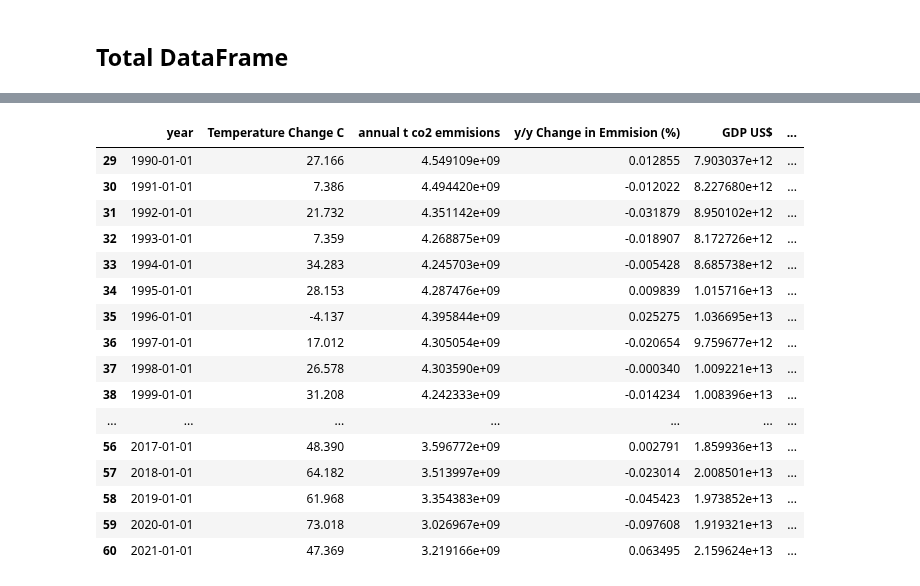
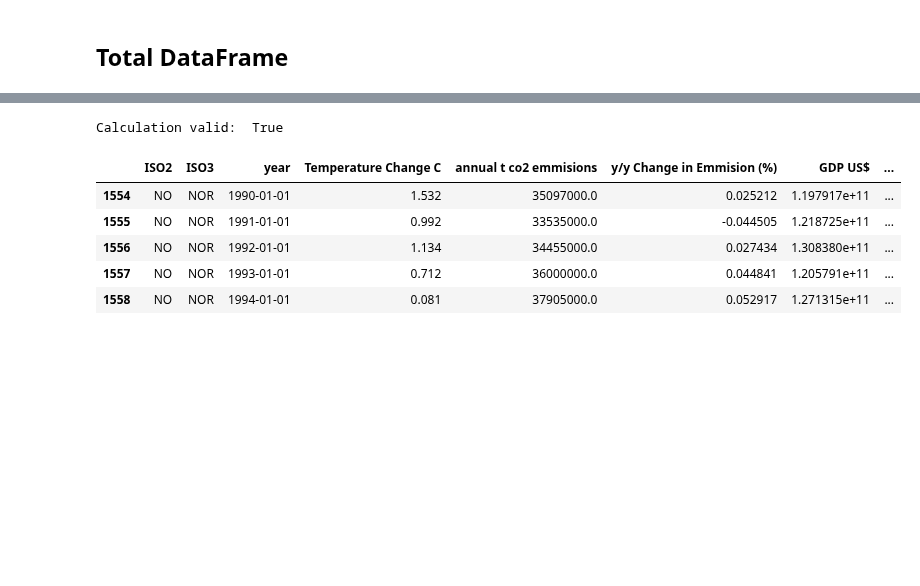
Before and after one commit to TrulsST/VisualAnalytics, a Jupyter notebook: Data_processing.ipynb, the cells around one changed output, grey strips where cells are left out. Saved outputs shown, nothing was run; the diff lists cells and outputs as text; code cells hidden in the pictures; blank space fills up the shorter version.

```diff
--- a/Data_processing.ipynb
+++ b/Data_processing.ipynb
@@ -605,25 +423,32 @@ Calculation valid:  True
-# %%
-first_value = df_total['annual t co2 emmisions'].tolist()[0]
-df_total['emission change since 1990'] = (df_total['annual t co2 emmisions'] - first_value)/first_value
-df_total
-# %% [output]
-|  | year | Temperature Change C | annual t co2 emmisions | y/y Change in Emmision (%) | GDP US$ | ... |
-| 29 | 1990-01-01 | 27.166 | 4.549109e+09 | 0.012855 | 7.903037e+12 | ... |
-| 30 | 1991-01-01 | 7.386 | 4.494420e+09 | -0.012022 | 8.227680e+12 | ... |
-| 31 | 1992-01-01 | 21.732 | 4.351142e+09 | -0.031879 | 8.950102e+12 | ... |
-| 32 | 1993-01-01 | 7.359 | 4.268875e+09 | -0.018907 | 8.172726e+12 | ... |
-| 33 | 1994-01-01 | 34.283 | 4.245703e+09 | -0.005428 | 8.685738e+12 | ... |
-| 34 | 1995-01-01 | 28.153 | 4.287476e+09 | 0.009839 | 1.015716e+13 | ... |
-| 35 | 1996-01-01 | -4.137 | 4.395844e+09 | 0.025275 | 1.036695e+13 | ... |
-| 36 | 1997-01-01 | 17.012 | 4.305054e+09 | -0.020654 | 9.759677e+12 | ... |
-| 37 | 1998-01-01 | 26.578 | 4.303590e+09 | -0.000340 | 1.009221e+13 | ... |
-| 38 | 1999-01-01 | 31.208 | 4.242333e+09 | -0.014234 | 1.008396e+13 | ... |
-| ... | ... | ... | ... | ... | ... | ... |
-| 56 | 2017-01-01 | 48.390 | 3.596772e+09 | 0.002791 | 1.859936e+13 | ... |
-| 57 | 2018-01-01 | 64.182 | 3.513997e+09 | -0.023014 | 2.008501e+13 | ... |
-| 58 | 2019-01-01 | 61.968 | 3.354383e+09 | -0.045423 | 1.973852e+13 | ... |
-| 59 | 2020-01-01 | 73.018 | 3.026967e+09 | -0.097608 | 1.919321e+13 | ... |
-| 60 | 2021-01-01 | 47.369 | 3.219166e+09 | 0.063495 | 2.159624e+13 | ... |
+# %%
+# Construct change since 1990 for all countries annual emission
+dfs = df_main.groupby(by="ISO3")
+firsts = dfs['annual t co2 emmisions'].first()
+
+# Calculating emission change since 1990 for all countries in dataset
+ds = df_main.groupby('ISO3')['annual t co2 emmisions'].apply(lambda c: c.div(c.iloc[0]).subtract(1))
+df_main['emission change since 1990'] = ds
+
+# Test to see if calculation above is accurate
+first = df_main[df_main['ISO3'] == "NOR"]['annual t co2 emmisions'].tolist()[0]
+rest = np.array(df_main[df_main['ISO3'] == "NOR"]['annual t co2 emmisions'].tolist())
+
+test = (rest-first)/first
+calc = np.array(df_main[df_main['ISO3'] == "NOR"]['emission change since 1990'].tolist())
+
+test = [round(c, 5) for c in test]
+calc = [round(c, 5) for c in calc]
+
+print("Calculation valid: ", test == calc)
+df_main[df_main['ISO3'] == "NOR"].head(5)
+# %% [output]
+Calculation valid:  True
+|  | ISO2 | ISO3 | year | Temperature Change C | annual t co2 emmisions | y/y Change in Emmision (%) | GDP US$ | ... |
+| 1554 | NO | NOR | 1990-01-01 | 1.532 | 35097000.0 | 0.025212 | 1.197917e+11 | ... |
+| 1555 | NO | NOR | 1991-01-01 | 0.992 | 33535000.0 | -0.044505 | 1.218725e+11 | ... |
+| 1556 | NO | NOR | 1992-01-01 | 1.134 | 34455000.0 | 0.027434 | 1.308380e+11 | ... |
+| 1557 | NO | NOR | 1993-01-01 | 0.712 | 36000000.0 | 0.044841 | 1.205791e+11 | ... |
+| 1558 | NO | NOR | 1994-01-01 | 0.081 | 37905000.0 | 0.052917 | 1.271315e+11 | ... |
 # %%
 ## Write all DataFrames to excel
 
```
Also changed, not shown: parts of 23 cells of this notebook, 2 other files.
